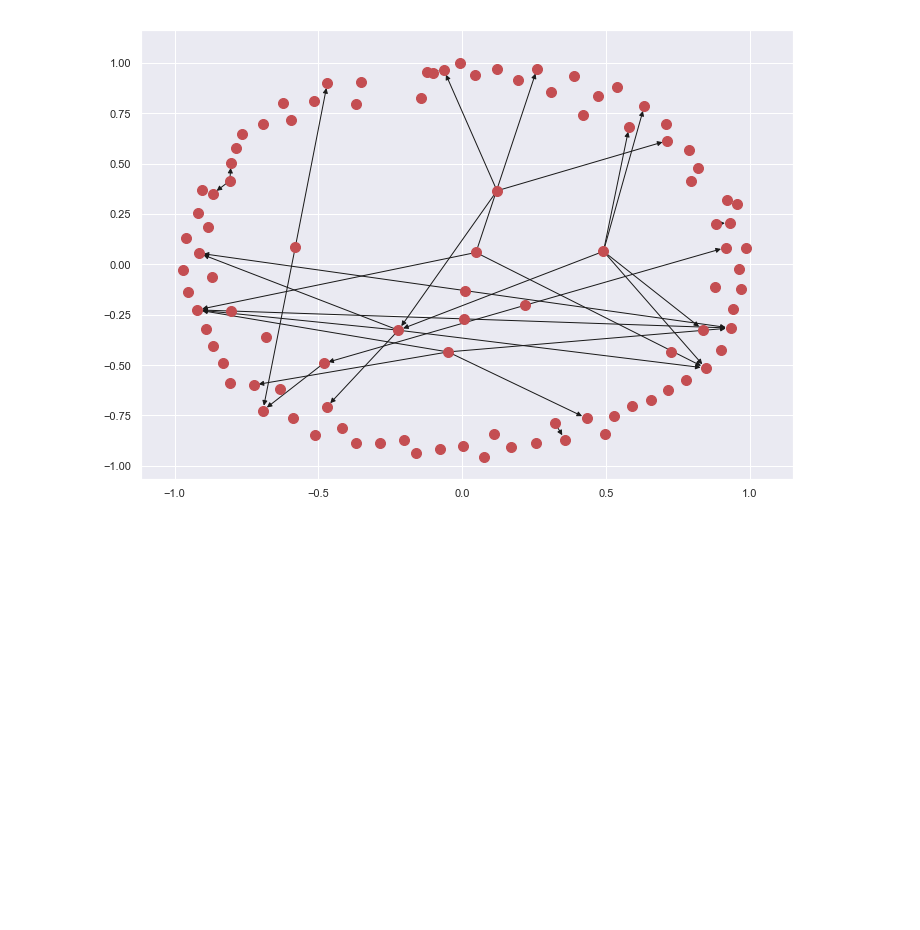
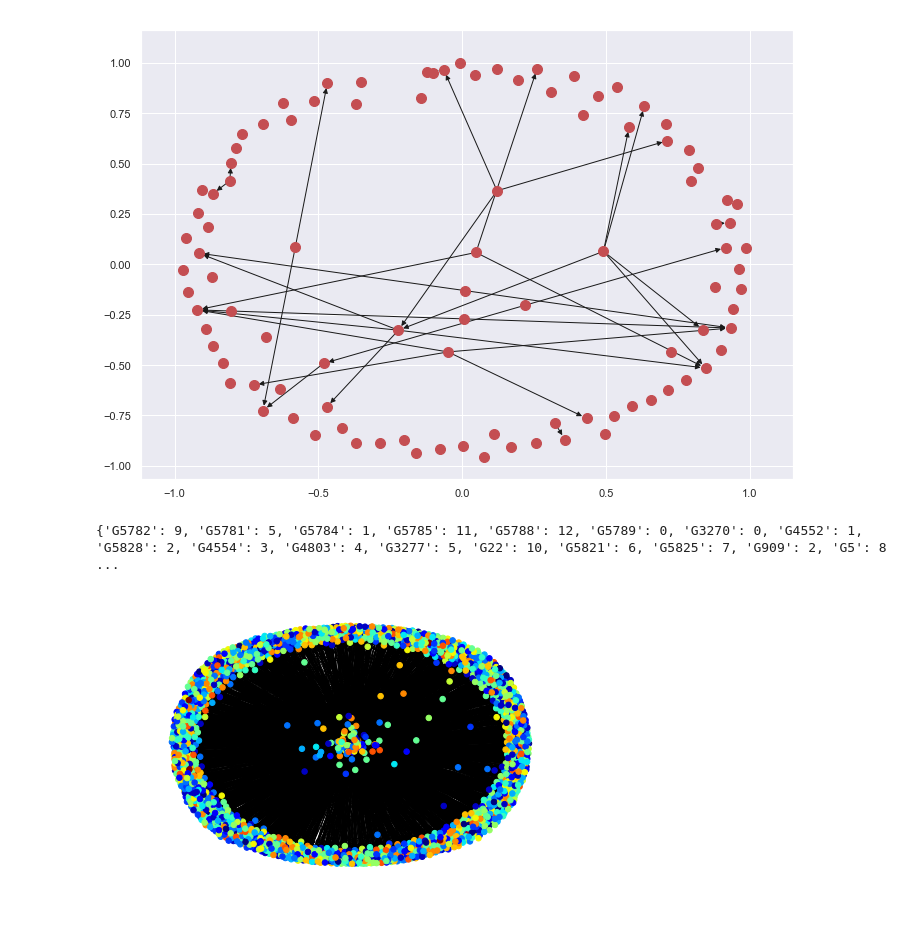
Before and after one commit to emathian/Info_theorique, a Jupyter notebook: Projet_info_theorique.ipynb, the cells around one changed output. Cells and saved outputs as stored; diff of their text form; code cells hidden in the pictures; blank space fills up the shorter version.

Commit message:
louvain community

```diff
--- a/Projet_info_theorique.ipynb
+++ b/Projet_info_theorique.ipynb
@@ -604,3 +606,12 @@ DG3S5 = DG3.subgraph(sorted_B[1:100])
 nx.draw_networkx(DG3S5, with_labels=False , node_size=100  )
 # %% [output]
 [figure]
+# %%
+# Louvain community
+partition = community_louvain.best_partition(DG3.to_undirected())
+#print(partition)
+values = partition.values()
+nx.draw_spring(DG3, cmap = plt.get_cmap('jet'), node_color = values, node_size=30, with_labels=False)
+# %% [output]
+{'G5782': 9, 'G5781': 5, 'G5784': 1, 'G5785': 11, 'G5788': 12, 'G5789': 0, 'G3270': 0, 'G4552': 1, 'G5828': 2, 'G4554': 3, 'G4803': 4, 'G3277': 5, 'G22': 10, 'G5821': 6, 'G5825': 7, 'G909': 2, 'G5': 8 ...
+[figure, added]
```
Also changed, not shown: parts of 6 cells of this notebook.
